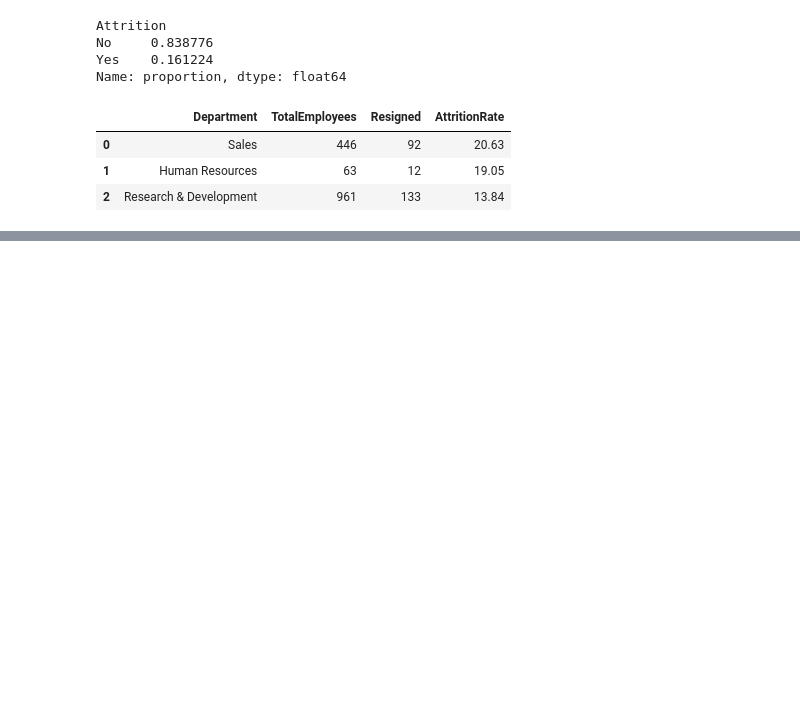
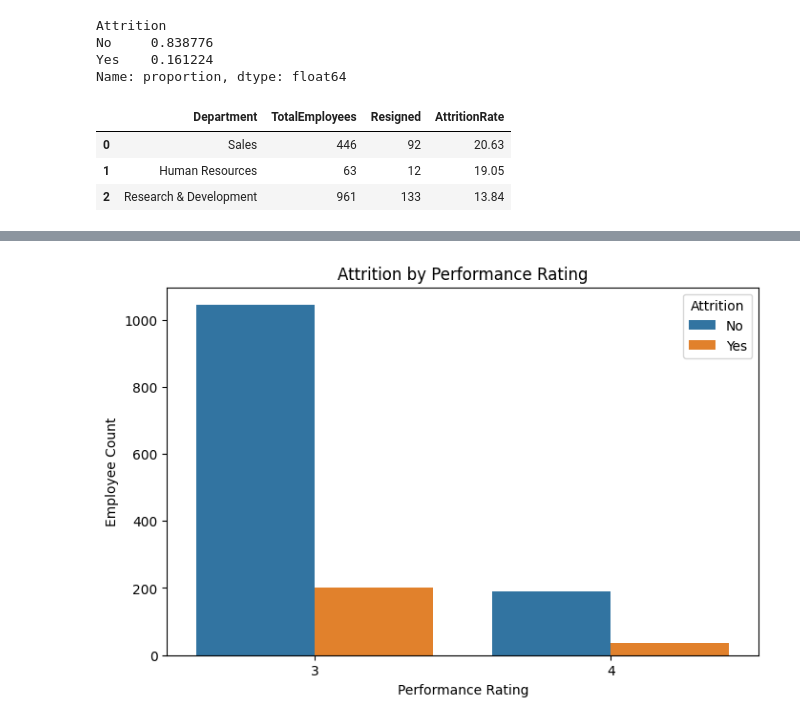
Before and after one commit to AhmedAli807/IBM-HR, a Jupyter notebook: IBM HR .ipynb, the cells around one changed output, grey strips where cells are left out. Saved outputs shown, nothing was run; the diff lists cells and outputs as text; code cells hidden in the pictures; blank space fills up the shorter version.

```diff
--- a/IBM HR .ipynb
+++ b/IBM HR .ipynb
@@ -103,0 +100,15 @@ pd.read_sql(query, conn)
+# %%
+perf_by_attr_query="""
+SELECT PerformanceRating, Attrition, COUNT(*) AS Count
+    FROM hr
+    GROUP BY PerformanceRating, Attrition
+"""
+perf_by_attr=pd.read_sql(perf_by_attr_query,conn)
+plt.figure(figsize=(8,5))
+sns.barplot(data=perf_by_attr, x='PerformanceRating', y='Count', hue='Attrition')
+plt.title('Attrition by Performance Rating')
+plt.xlabel('Performance Rating')
+plt.ylabel('Employee Count')
+plt.show()
+# %% [output]
+[figure, added]
```
Also changed, not shown: parts of 6 cells of this notebook, 3 other files.
